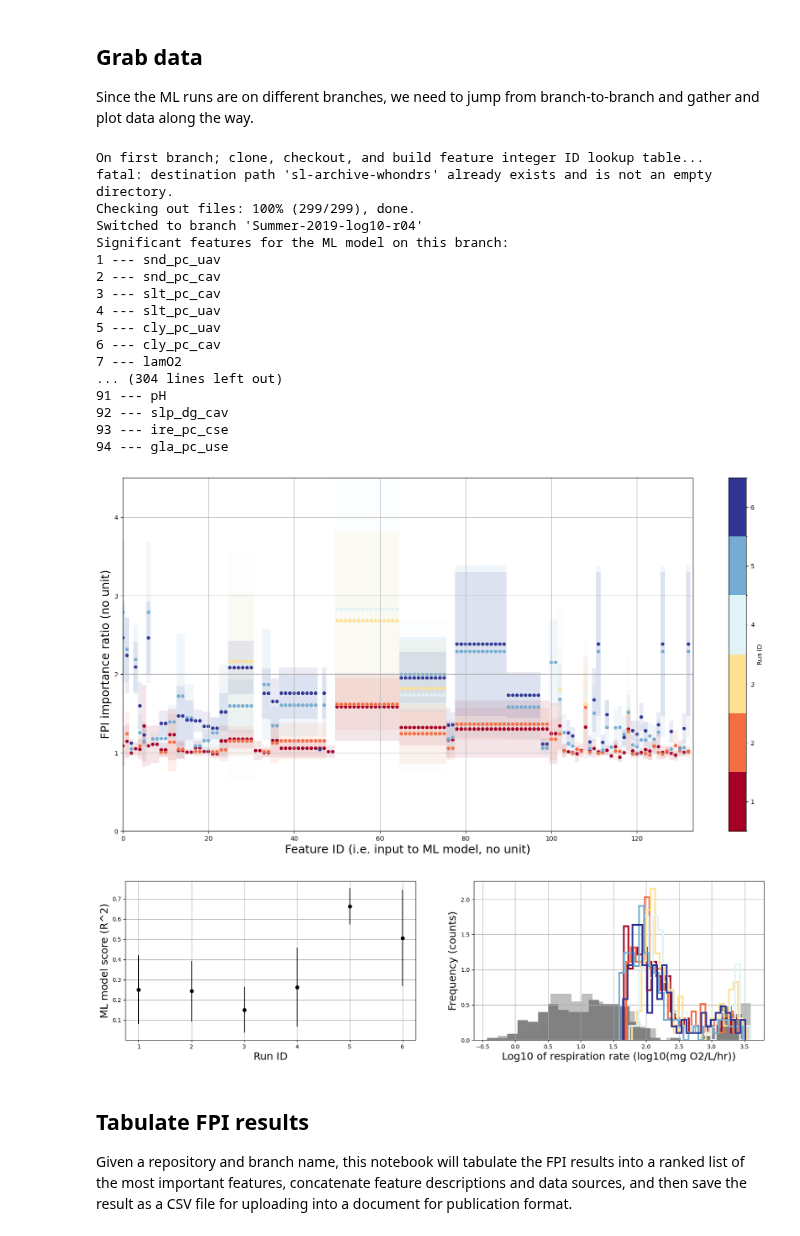
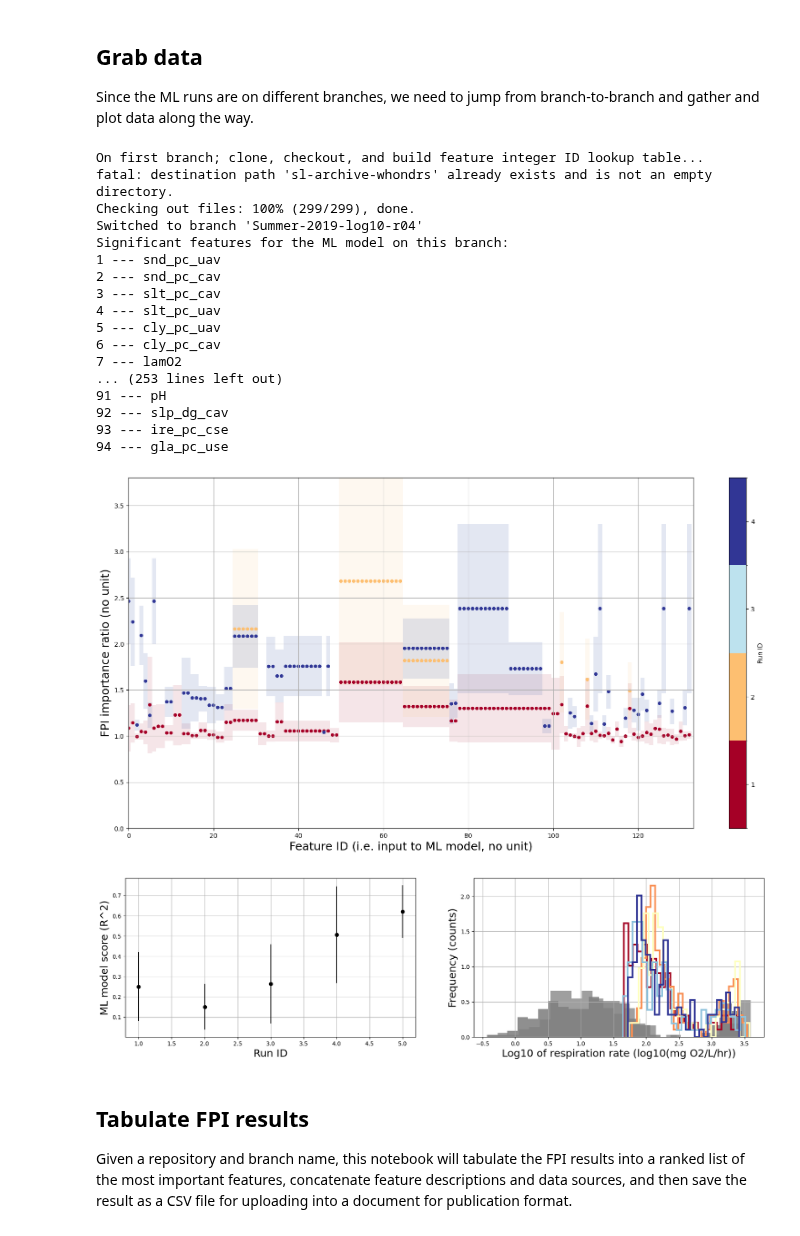
Before and after one commit to parallelworks/sl-archive-whondrs, a Jupyter notebook: examples/figXX_fpi_results.ipynb, the cells around one changed output. Saved outputs shown, nothing was run; the diff lists cells and outputs as text; code cells hidden in the pictures.

Commit message:
Update list of branches to plot

```diff
--- a/examples/figXX_fpi_results.ipynb
+++ b/examples/figXX_fpi_results.ipynb
@@ -61,6 +61,7 @@ Since the ML runs are on different branches, we need to jump from branch-to-bran
 # used to create a look-up table for feature-to-feature
 # comparisons/visulizations later.
 
+# S19S data only: Summer-2019-log10-rXX branches
 # r01 - all features (163), FPI cutoff = 0.5
 # r02 - subset of features (134 - based on r01), FPI cutoff = 0.5
 # r03 - subset of features (134 - based on r01), FPI cutoff = 0.7
@@ -68,15 +69,18 @@ Since the ML runs are on different branches, we need to jump from branch-to-bran
 # r05 - subset of features (35 - based on r04), FPI cutoff = 0.7
 # r05b - repeat r05
 
-# Merged S19S-SSS - r01 is likely not useful for FPI because
-# half the dataset has fill values for isotopes, sediment, NPOC,
-# cytometry, and %C/%N b/c those features are not available in SSS
-# (I made a mistake and forgot that it's not just FTICR that is missing
-# in SSS.)
+# Merged S19S-SSS data: S19S-SSS-log10-rXX branches
 # S19S-SSS-log10-r01 - merged S19S-SSS data with no FTICR, all 145 input vars, FPI cutoff = 0.7
+#                      r01 is likely not useful for FPI because
+#                      half the dataset has fill values for isotopes, sediment, NPOC,
+#                      cytometry, and %C/%N b/c those features are not available in SSS
+#                     (I made a mistake and forgot that it's not just FTICR that is missing
+#                     in SSS.)
 # S19S-SSS-log10-r02 - merged S19S-SSS data with no FTICR, isotopes, sediment, NPOC, cytometry, %C/%N, all 130 input vars, FPI cutoff = 0.7
+# S19S-SSS-log10-r02b - repeatability test for r02.
+
 #list_branches = ['Summer-2019-log10-r04', 'Summer-2019-log10-r03','Summer-2019-log10-r05','Summer-2019-log10-r05b']
-list_branches = ['Summer-2019-log10-r04','Summer-2019-log10-r03','Summer-2019-log10-r05','Summer-2019-log10-r05b','S19S-SSS-log10-r01','S19S-SSS-log10-r02']
+list_branches = ['Summer-2019-log10-r04','Summer-2019-log10-r05','S19S-SSS-log10-r02','S19S-SSS-nolog10-r01']
 fpi_max = 0.0
 
 # Initialize empty dataframes
@@ -273,35 +277,35 @@ for ll,branch in enumerate(list_branches):
 # Note that I need to scale the color data manually so it matches
 # the colormap I set above.
 ax.scatter(scatter_id,scatter_mean,s=scatter_size,c=cmap((np.array(scatter_color, dtype='float32') - 1)/(len(list_branches) - 1)))
 
 ax.grid()
 
 plt.xlim(0,len(feature_id_name_dict))
 plt.ylim(0,fpi_max)
 
 plt.xlabel('Feature ID (i.e. input to ML model, no unit)', fontsize=18)
 plt.ylabel('FPI importance ratio (no unit)', fontsize=18)
 
 plt.savefig('ML-FPI-summary.pdf')
 # %% [output]
 On first branch; clone, checkout, and build feature integer ID lookup table...
 fatal: destination path 'sl-archive-whondrs' already exists and is not an empty directory.
 Checking out files: 100% (299/299), done.
 Switched to branch 'Summer-2019-log10-r04'
 Significant features for the ML model on this branch:
 1 --- snd_pc_uav
 2 --- snd_pc_cav
 3 --- slt_pc_cav
 4 --- slt_pc_uav
 5 --- cly_pc_uav
 6 --- cly_pc_cav
 7 --- lamO2
-... (304 lines left out)
+... (253 lines left out)
 91 --- pH
 92 --- slp_dg_cav
 93 --- ire_pc_cse
 94 --- gla_pc_use
-[figure, old version]
+[figure, new version]
 # %%
 # Set up side-by-side plot
 fig, (ax0, ax1)  = plt.subplots(1,2,figsize=(20,5))
@@ -331,7 +335,7 @@ ax1.set_xlabel('Log10 of respiration rate (log10(mg O2/L/hr))', fontsize=18)
 
 plt.savefig('ML-main-summary.pdf')
 # %% [output]
-[figure, old version]
+[figure, new version]
 # %% [markdown]
 ## Tabulate FPI results
 
```
Also changed, not shown: parts of 1 cell of this notebook, 2 other files.
